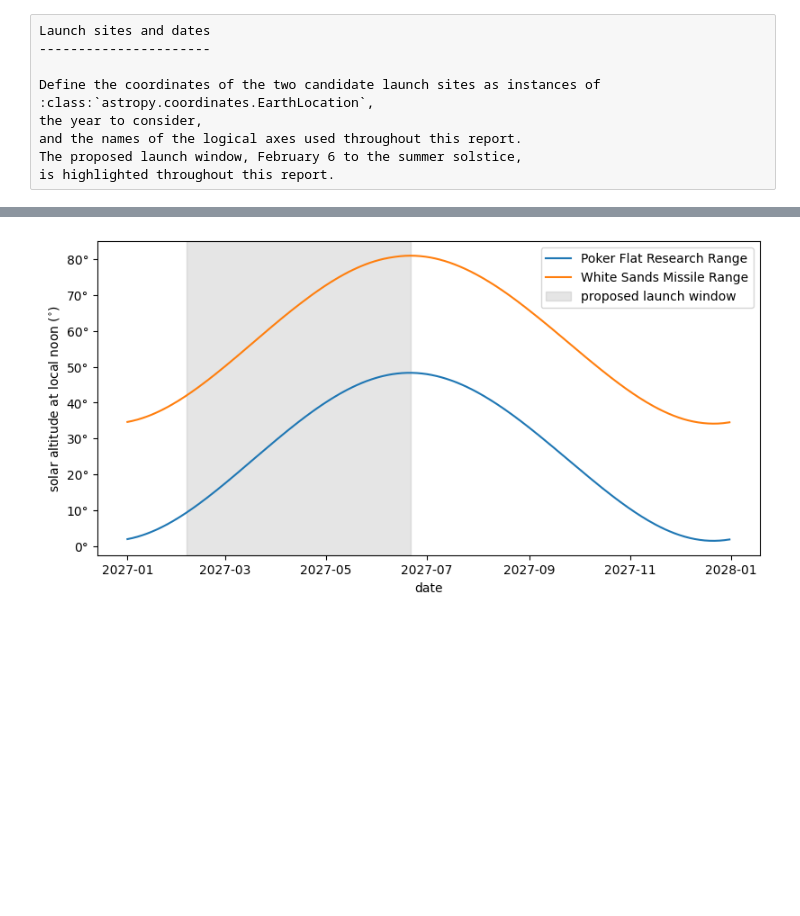
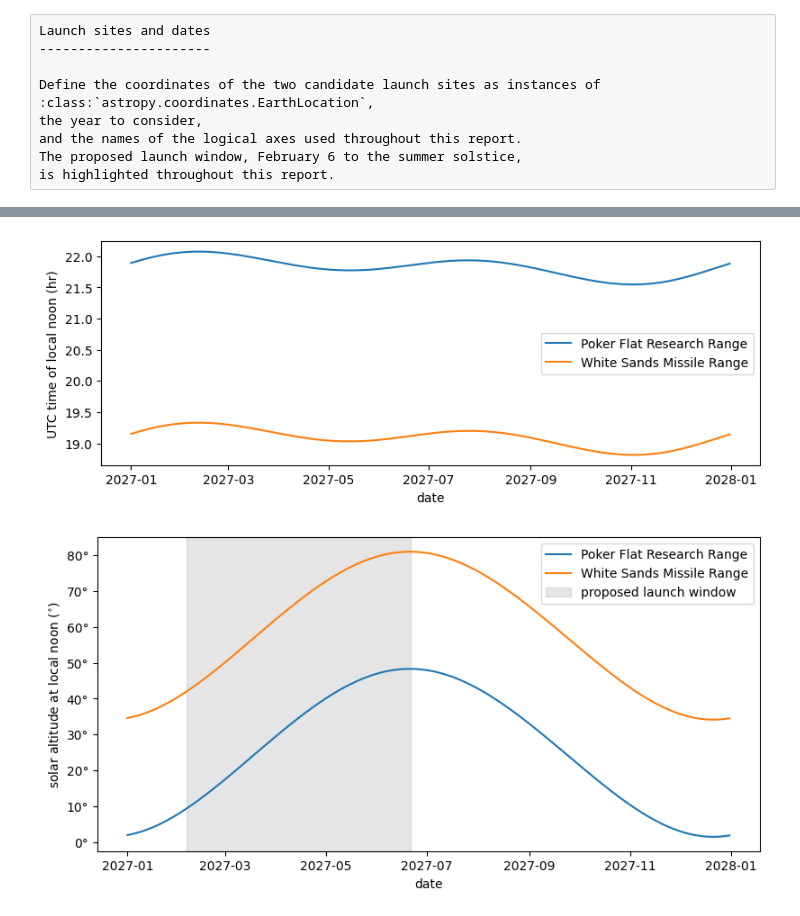
Before and after one commit to Kankelborg-Group/furst-optics, a Jupyter notebook: docs/reports/atmospheric-transmission.ipynb, the cells around one changed output, grey strips where cells are left out. Cells and saved outputs as stored; diff of their text form; code cells hidden in the pictures; blank space fills up the shorter version.

```diff
--- a/docs/reports/atmospheric-transmission.ipynb
+++ b/docs/reports/atmospheric-transmission.ipynb
@@ -144,7 +151,8 @@ The resulting pointing error is tiny compared to the accuracy needed here,
 so the warnings are suppressed.
 # %%
 day = np.arange(num_days)
-hour = np.arange(0, 24, 1 / 6)
+step = 10 * u.min
+hour = np.arange(0, 24, step.to_value(u.hr))
 
 times = t0 + day[:, np.newaxis] * u.day + hour[np.newaxis, :] * u.hr
 
@@ -156,9 +164,16 @@ with warnings.catch_warnings():
     for site in sites:
         frame = astropy.coordinates.AltAz(obstime=times, location=sites[site])
         alt = sun.transform_to(frame).alt.deg
-        index = np.argmax(alt, axis=1)
-        alt_noon.append(np.take_along_axis(alt, index[:, np.newaxis], axis=1)[:, 0])
-        time_noon.append(times[np.arange(num_days), index].datetime64)
+        index = np.clip(np.argmax(alt, axis=1), 1, alt.shape[~0] - 2)
+
+        def sample(offset: int) -> np.ndarray:
+            return np.take_along_axis(alt, index[:, np.newaxis] + offset, axis=1)[:, 0]
+
+        alt_before, alt_peak, alt_after = sample(-1), sample(0), sample(+1)
+        offset = (alt_before - alt_after) / (alt_before - 2 * alt_peak + alt_after) / 2
+
+        alt_noon.append(alt_peak - (alt_before - alt_after) * offset / 4)
+        time_noon.append((times[np.arange(num_days), index] + offset * step).datetime64)
 
 alt_noon = na.ScalarArray(np.stack(alt_noon) << u.deg, axes=(axis_site, axis_time))
 time_noon = na.ScalarArray(np.stack(time_noon), axes=(axis_site, axis_time))
@@ -189,3 +188,17 @@ ScalarArray(
+# %%
+hour_noon = na.ScalarArray(
+    ndarray=(time_noon.ndarray - time_noon.ndarray.astype("datetime64[D]")) / np.timedelta64(1, "h") * u.hr,
+    axes=time_noon.axes,
+)
+
+fig, ax = plt.subplots(figsize=(8, 3), constrained_layout=True)
+for i, site in enumerate(sites):
+    na.plt.plot(date, hour_noon[{axis_site: i}], ax=ax, axis=axis_time, label=site)
+ax.set_xlabel("date")
+ax.set_ylabel("UTC time of local noon (hr)")
+ax.legend();
+# %% [output]
+[figure, added]
 # %%
 fig, ax = plt.subplots(figsize=(8, 4), constrained_layout=True)
 for i, site in enumerate(sites):
```
Also changed, not shown: parts of 17 cells of this notebook.
